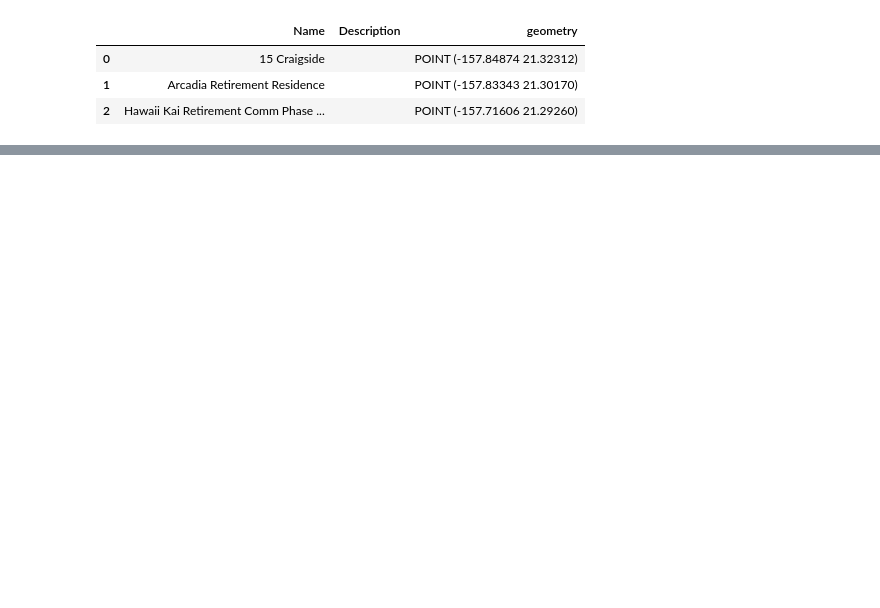
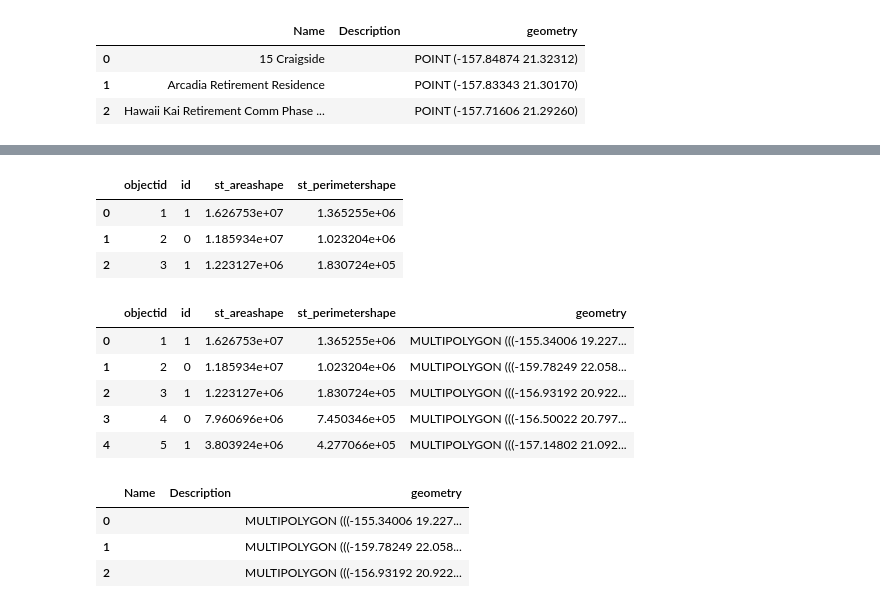
Before and after one commit to H445K/Kanehekili, a Jupyter notebook: Current datasets.ipynb, the cells around one changed output, grey strips where cells are left out. Saved outputs shown, nothing was run; the diff lists cells and outputs as text; code cells hidden in the pictures; blank space fills up the shorter version.

```diff
--- a/Current datasets.ipynb
+++ b/Current datasets.ipynb
@@ -179,0 +248,26 @@ df3_assisted_living_facilities.head(3)
+# %%
+data5 = pd.read_csv('data/sea_level_rise_exposure/1.1ft/SLR_Exposure_Area_-_1.1_Ft._Scenario.csv')
+data5.head(3)
+# %% [output]
+|  | objectid | id | st_areashape | st_perimetershape |
+| 0 | 1 | 1 | 1.626753e+07 | 1.365255e+06 |
+| 1 | 2 | 0 | 1.185934e+07 | 1.023204e+06 |
+| 2 | 3 | 1 | 1.223127e+06 | 1.830724e+05 |
+# %%
+data6 = gpd.read_file('data/sea_level_rise_exposure/1.1ft/SLR_Exposure_Area_-_1.1_Ft._Scenario.geojson')
+data6.head()
+# %% [output]
+|  | objectid | id | st_areashape | st_perimetershape | geometry |
+| 0 | 1 | 1 | 1.626753e+07 | 1.365255e+06 | MULTIPOLYGON (((-155.34006 19.227... |
+| 1 | 2 | 0 | 1.185934e+07 | 1.023204e+06 | MULTIPOLYGON (((-159.78249 22.058... |
+| 2 | 3 | 1 | 1.223127e+06 | 1.830724e+05 | MULTIPOLYGON (((-156.93192 20.922... |
+| 3 | 4 | 0 | 7.960696e+06 | 7.450346e+05 | MULTIPOLYGON (((-156.50022 20.797... |
+| 4 | 5 | 1 | 3.803924e+06 | 4.277066e+05 | MULTIPOLYGON (((-157.14802 21.092... |
+# %%
+data7 = gpd.read_file('data/sea_level_rise_exposure/1.1ft/SLR_Exposure_Area_-_1.1_Ft._Scenario.kml')
+data7.head(3)
+# %% [output]
+|  | Name | Description | geometry |
+| 0 |  |  | MULTIPOLYGON (((-155.34006 19.227... |
+| 1 |  |  | MULTIPOLYGON (((-159.78249 22.058... |
+| 2 |  |  | MULTIPOLYGON (((-156.93192 20.922... |
```
Also changed, not shown: parts of 14 cells of this notebook, 41 other files.
